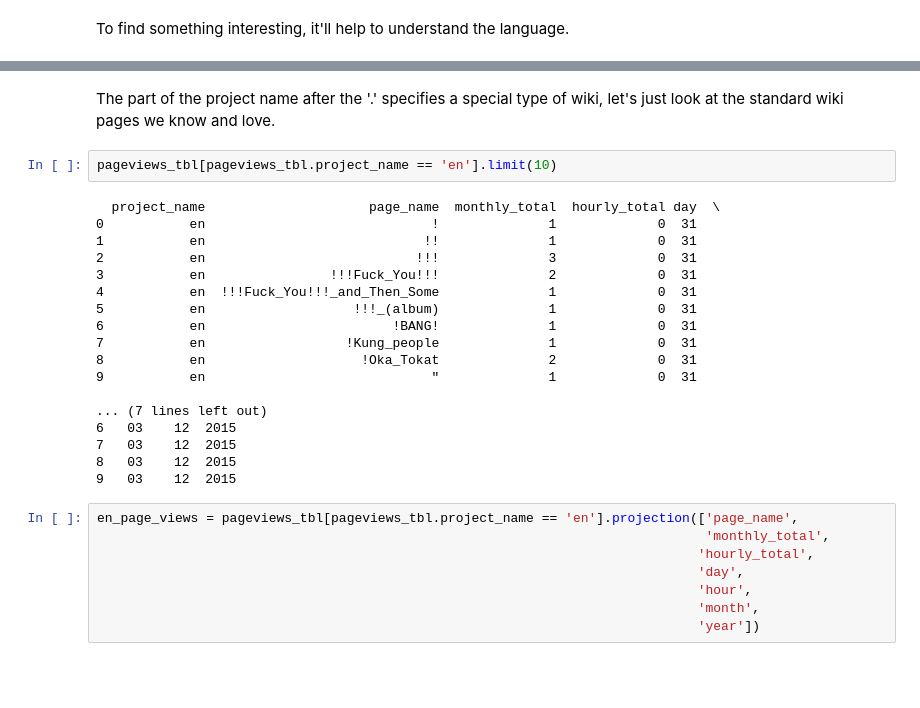
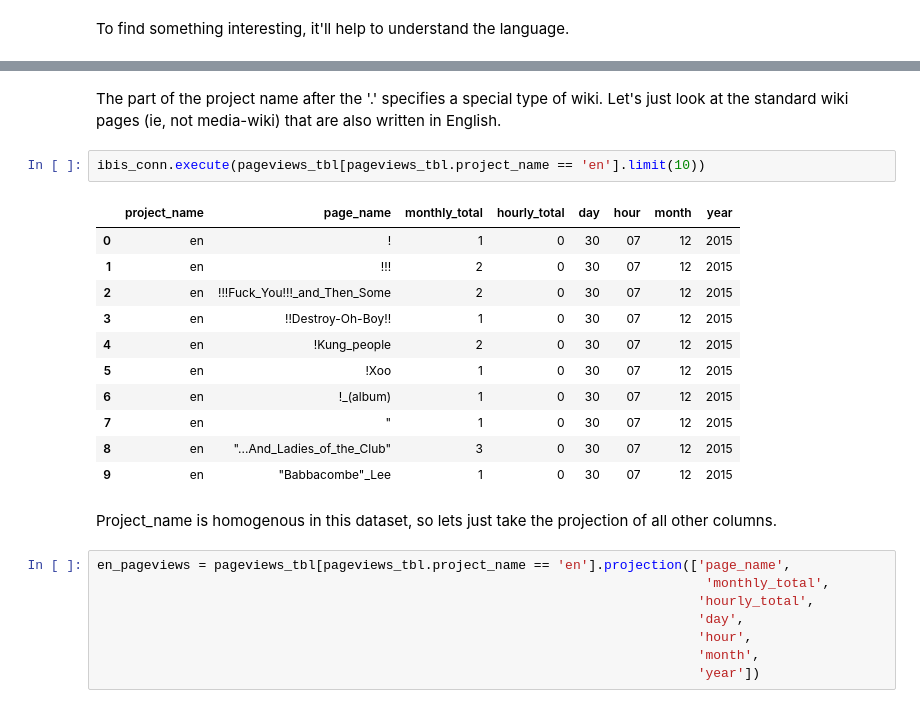
Before and after one commit to hougs/py-hadoop-tutorial, a Jupyter notebook: Data Exploration-Learning the Ibis API.ipynb, the cells around one changed output, grey strips where cells are left out. Saved outputs shown, nothing was run; the diff lists cells and outputs as text; blank space fills up the shorter version.

```diff
--- a/Data Exploration-Learning the Ibis API.ipynb
+++ b/Data Exploration-Learning the Ibis API.ipynb
@@ -81,29 +89,25 @@ To find something interesting, it'll help to understand the language.
  'en.b',
  'wg-en']
 # %% [markdown]
-The part of the project name after the '.' specifies a special type of wiki, let's just look at the standard wiki pages we know and love.
+The part of the project name after the '.' specifies a special type of wiki. Let's just look at the standard wiki pages (ie, not media-wiki) that are also written in English.
 # %%
-pageviews_tbl[pageviews_tbl.project_name == 'en'].limit(10)
+ibis_conn.execute(pageviews_tbl[pageviews_tbl.project_name == 'en'].limit(10))
 # %% [output]
-  project_name                     page_name  monthly_total  hourly_total day  \
-0           en                             !              1             0  31
-1           en                            !!              1             0  31
-2           en                           !!!              3             0  31
-3           en                !!!Fuck_You!!!              2             0  31
-4           en  !!!Fuck_You!!!_and_Then_Some              1             0  31
-5           en                   !!!_(album)              1             0  31
-6           en                        !BANG!              1             0  31
-7           en                  !Kung_people              1             0  31
-8           en                    !Oka_Tokat              2             0  31
-9           en                             "              1             0  31
-
-... (7 lines left out)
-6   03    12  2015
-7   03    12  2015
-8   03    12  2015
-9   03    12  2015
+|  | project_name | page_name | monthly_total | hourly_total | day | hour | month | year |
+| 0 | en | ! | 1 | 0 | 30 | 07 | 12 | 2015 |
+| 1 | en | !!! | 2 | 0 | 30 | 07 | 12 | 2015 |
+| 2 | en | !!!Fuck_You!!!_and_Then_Some | 2 | 0 | 30 | 07 | 12 | 2015 |
+| 3 | en | !!Destroy-Oh-Boy!! | 1 | 0 | 30 | 07 | 12 | 2015 |
+| 4 | en | !Kung_people | 2 | 0 | 30 | 07 | 12 | 2015 |
+| 5 | en | !Xoo | 1 | 0 | 30 | 07 | 12 | 2015 |
+| 6 | en | !_(album) | 1 | 0 | 30 | 07 | 12 | 2015 |
+| 7 | en | " | 1 | 0 | 30 | 07 | 12 | 2015 |
+| 8 | en | "...And_Ladies_of_the_Club" | 3 | 0 | 30 | 07 | 12 | 2015 |
+| 9 | en | "Babbacombe"_Lee | 1 | 0 | 30 | 07 | 12 | 2015 |
+# %% [markdown]
+Project_name is homogenous in this dataset, so lets just take the projection of all other columns.
 # %%
-en_page_views = pageviews_tbl[pageviews_tbl.project_name == 'en'].projection(['page_name',
+en_pageviews = pageviews_tbl[pageviews_tbl.project_name == 'en'].projection(['page_name',
                                                                               'monthly_total',
                                                                              'hourly_total',
                                                                              'day',
```
Also changed, not shown: parts of 18 cells of this notebook.
